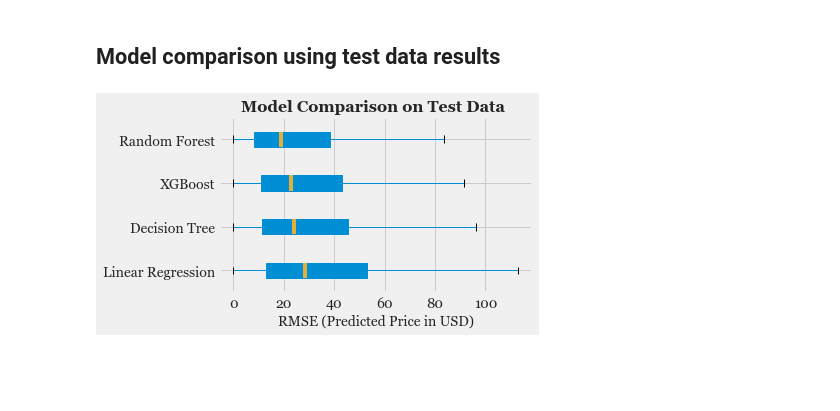
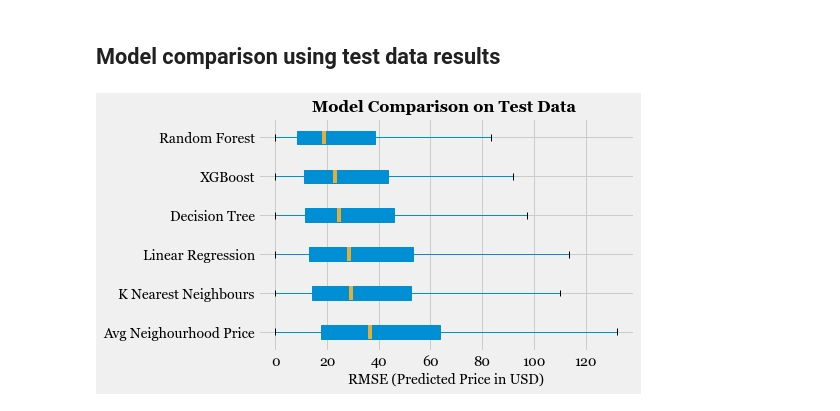
Before and after one commit to deepak-karkala/airbnb-data-science, a Jupyter notebook: notebooks/airbnb_exploratory_analysis.ipynb, the cells around one changed output. Cells and saved outputs as stored; diff of their text form; code cells hidden in the pictures; blank space fills up the shorter version.

Commit message:
Updating Airbnb predict and Search Projects

```diff
--- a/notebooks/airbnb_exploratory_analysis.ipynb
+++ b/notebooks/airbnb_exploratory_analysis.ipynb
@@ -1529,0 +1544,8 @@ preprocessing_pipeline = load_model(load_path="../webapp_predict_price/static/mo
+# %%
+dfnavg = strat_train_set[["Neighbourhood Cleansed", "Price"]].set_index("Neighbourhood Cleansed").join(nprice.set_index("Neighbourhood Cleansed")).reset_index()
+dfnavg["error"] = dfnavg["Price"] - dfnavg["Neighbourhood Avg Price"]
+predictions = dfnavg["Neighbourhood Avg Price"]
+labels = dfnavg["Price"]
+mse_navg = mean_squared_error(labels, predictions)
+rmse_navg = np.sqrt(mse_navg)
+print("RMSE: " + str(rmse_navg))
@@ -1529,0 +1574,11 @@ preprocessing_pipeline = load_model(load_path="../webapp_predict_price/static/mo
+# %%
+from sklearn.neighbors import KNeighborsRegressor
+from sklearn.metrics import mean_squared_error
+
+neigh = KNeighborsRegressor(n_neighbors=100)
+df_prepared = preprocessing_pipeline.transform(df)
+neigh.fit(df_prepared, df_labels)
+df_predictions = neigh.predict(df_prepared)
+mse_knn = mean_squared_error(df_labels, df_predictions)
+rmse_knn = np.sqrt(mse_knn)
+print("RMSE: " + str(rmse_knn))
@@ -1939,3 +2006,23 @@ RandomForestRegressor(max_depth=100, max_features=20, random_state=42)
 69.4502286764987 {'max_depth': 100, 'max_features': 20, 'n_estimators': 3}
 62.17225518437344 {'max_depth': 100, 'max_features': 20, 'n_estimators': 10}
 58.864962604901166 {'max_depth': 100, 'max_features': 20, 'n_estimators': 100}
+# %%
+### Save best estimator to be used for serving (to get predictions)
+from sklearn.ensemble import RandomForestRegressor
+from sklearn.metrics import mean_squared_error
+
+df_prepared = preprocessing_pipeline.transform(df)
+
+save_rf = RandomForestRegressor(n_estimators=100, max_features=20, max_depth=100, random_state=42)
+save_rf.fit(df_prepared, df_labels)
+df_predictions = save_rf.predict(df_prepared)
+mse_save_rf = mean_squared_error(df_labels, df_predictions)
+rmse_save_rf = np.sqrt(mse_save_rf)
+print("RMSE: " + str(rmse_save_rf))
+
+pipeline_rf = Pipeline([
+        ("preparation", preprocessing_pipeline),
+        ("linear", save_rf)
+    ])
+# Save full pipeline (pre-processing + Model)
+#save_model(model=pipeline_rf, save_path="../webapp_predict_price/static/model/fullpipeline_randomforest.pkl")
@@ -2169,22 +2258,25 @@ def get_test_results(strat_test_set, preprocessing_pipeline, final_model):
     return test_results
 ####################################################################
 # %%
+knn = get_test_results(strat_test_set, preprocessing_pipeline, neigh)
 linreg = get_test_results(strat_test_set, preprocessing_pipeline, model_linreg)
 dectree = get_test_results(strat_test_set, preprocessing_pipeline, best_dectree)
 rf = get_test_results(strat_test_set, preprocessing_pipeline, best_rf)
 xgb = get_test_results(strat_test_set, preprocessing_pipeline, default_model_xgb)
 # %%
 dft = pd.DataFrame()
+dft["Avg Neighourhood Price"] = rmsescores_navg
+dft["K Nearest Neighbours"] = knn["errors"]
 dft["Linear Regression"] = linreg["errors"]
 dft["Decision Tree"] = dectree["errors"]
 dft["XGBoost"] = xgb["errors"]
 dft["Random Forest"] = rf["errors"]
-plt.figure(figsize=(5,3))
+plt.figure(figsize=(6,4))
 dft.boxplot(showfliers=False, patch_artist=True, medianprops=dict(linestyle='-', linewidth=4, color='green'),
             vert=False, widths=0.35)
 ax = plt.gca()
 ax.set_xlabel("RMSE (Predicted Price in USD)", fontsize=14)
 ax.set_title("Model Comparison on Test Data ", fontsize=16, fontweight="bold")
 plt.savefig("images_predict_price/exploratory/model_comparison.png", bbox_inches="tight")
 # %% [output]
-[figure, old version]
+[figure, new version]
```
Also changed, not shown: parts of 17 cells of this notebook, 24 other files.
